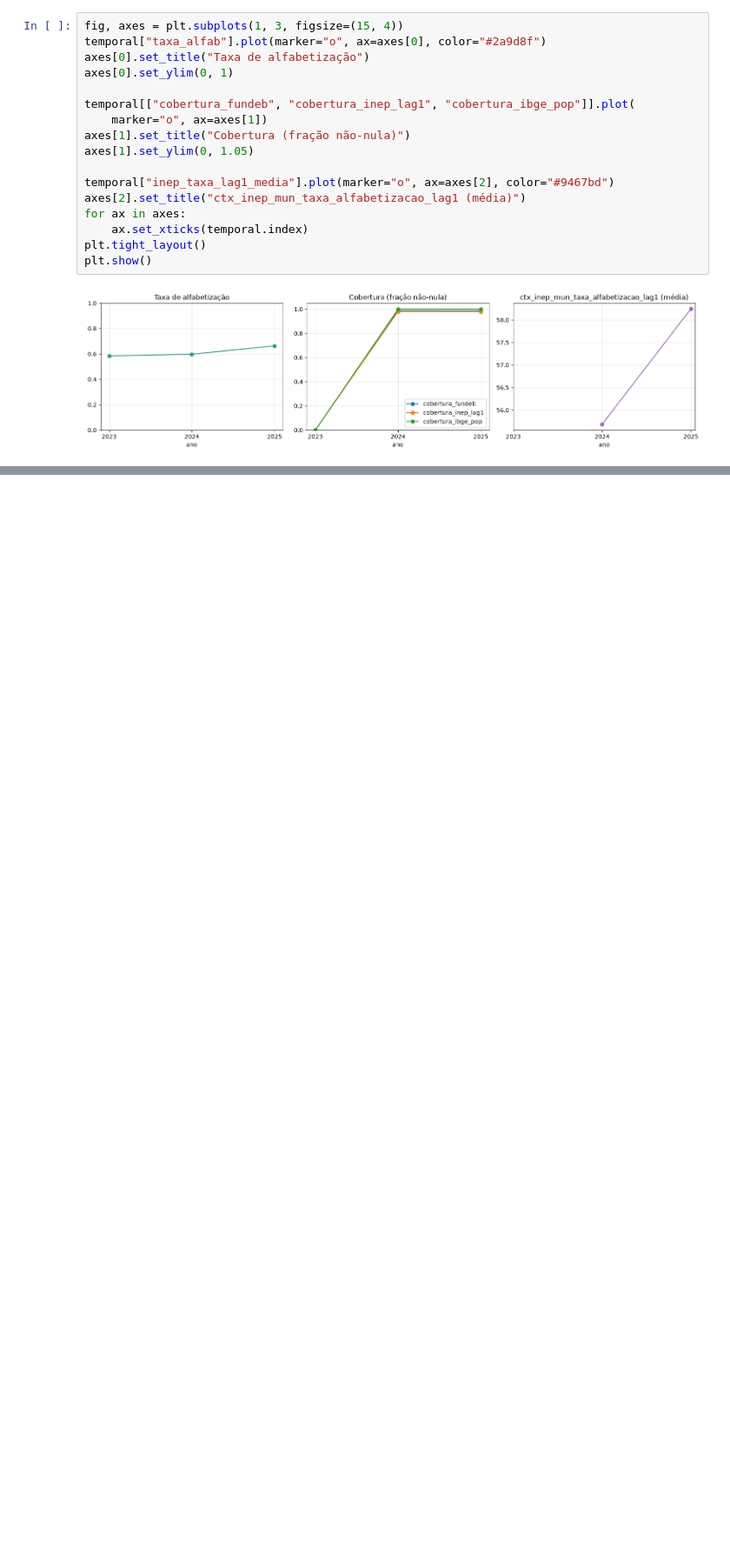
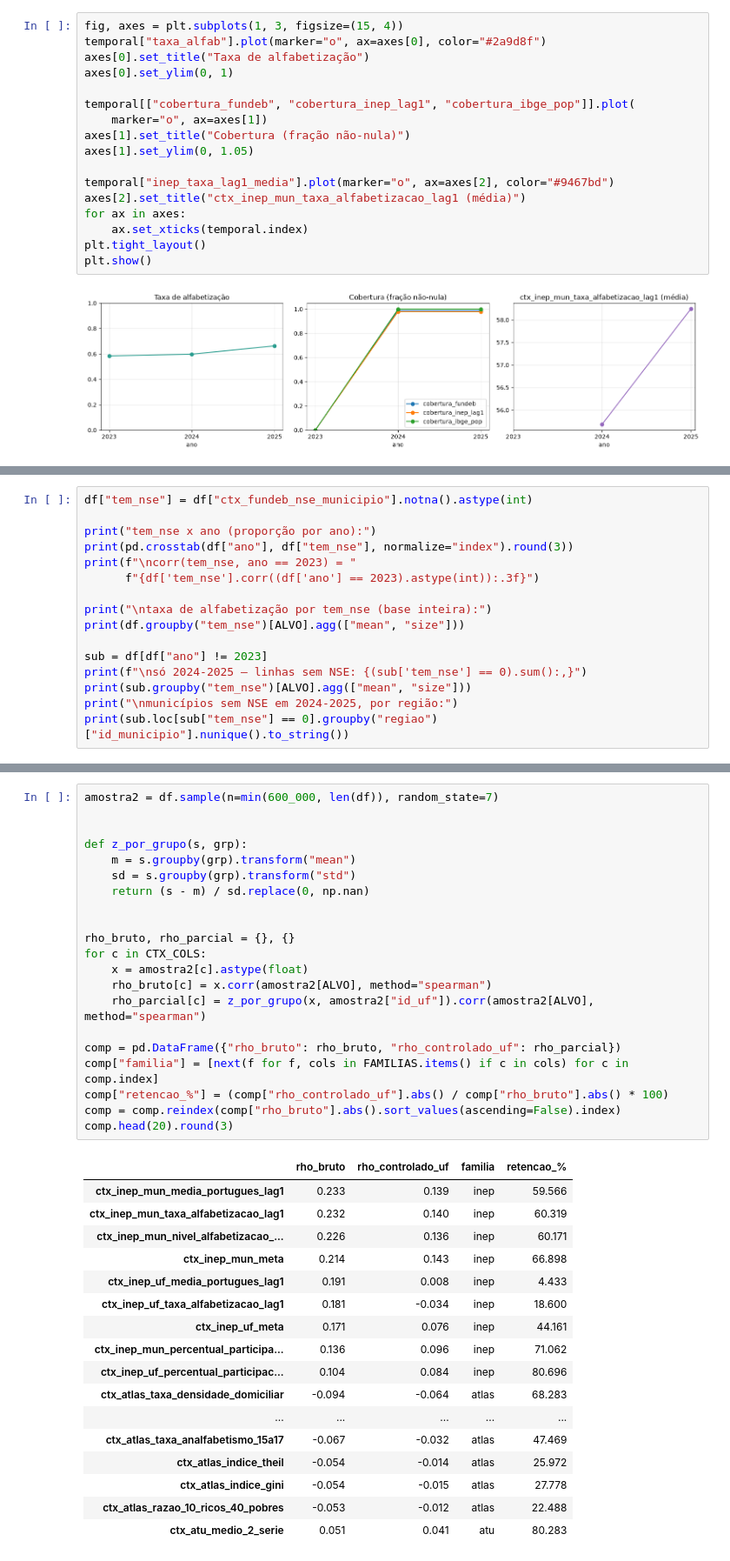
Before and after one commit to matheuscburger/postech-challenge-3, a Jupyter notebook: notebooks/3.0-mc-eda-base-completa.ipynb, the cells around one changed output, grey strips where cells are left out. Shown at 87% size. Drawn from its saved outputs; the diff is of its cells as text; blank space fills up the shorter version.

```diff
--- a/notebooks/3.0-mc-eda-base-completa.ipynb
+++ b/notebooks/3.0-mc-eda-base-completa.ipynb
@@ -729,0 +1031,16 @@ plt.show()
+# %%
+df["tem_nse"] = df["ctx_fundeb_nse_municipio"].notna().astype(int)
+
+print("tem_nse x ano (proporção por ano):")
+print(pd.crosstab(df["ano"], df["tem_nse"], normalize="index").round(3))
+print(f"\ncorr(tem_nse, ano == 2023) = "
+      f"{df['tem_nse'].corr((df['ano'] == 2023).astype(int)):.3f}")
+
+print("\ntaxa de alfabetização por tem_nse (base inteira):")
+print(df.groupby("tem_nse")[ALVO].agg(["mean", "size"]))
+
+sub = df[df["ano"] != 2023]
+print(f"\nsó 2024-2025 — linhas sem NSE: {(sub['tem_nse'] == 0).sum():,}")
+print(sub.groupby("tem_nse")[ALVO].agg(["mean", "size"]))
+print("\nmunicípios sem NSE em 2024-2025, por região:")
+print(sub.loc[sub["tem_nse"] == 0].groupby("regiao")["id_municipio"].nunique().to_string())
@@ -729,0 +1079,39 @@ plt.show()
+# %%
+amostra2 = df.sample(n=min(600_000, len(df)), random_state=7)
+
+
+def z_por_grupo(s, grp):
+    m = s.groupby(grp).transform("mean")
+    sd = s.groupby(grp).transform("std")
+    return (s - m) / sd.replace(0, np.nan)
+
+
+rho_bruto, rho_parcial = {}, {}
+for c in CTX_COLS:
+    x = amostra2[c].astype(float)
+    rho_bruto[c] = x.corr(amostra2[ALVO], method="spearman")
+    rho_parcial[c] = z_por_grupo(x, amostra2["id_uf"]).corr(amostra2[ALVO], method="spearman")
+
+comp = pd.DataFrame({"rho_bruto": rho_bruto, "rho_controlado_uf": rho_parcial})
+comp["familia"] = [next(f for f, cols in FAMILIAS.items() if c in cols) for c in comp.index]
+comp["retencao_%"] = (comp["rho_controlado_uf"].abs() / comp["rho_bruto"].abs() * 100)
+comp = comp.reindex(comp["rho_bruto"].abs().sort_values(ascending=False).index)
+comp.head(20).round(3)
+# %% [output]
+|  | rho_bruto | rho_controlado_uf | familia | retencao_% |
+| ctx_inep_mun_media_portugues_lag1 | 0.233 | 0.139 | inep | 59.566 |
+| ctx_inep_mun_taxa_alfabetizacao_lag1 | 0.232 | 0.140 | inep | 60.319 |
+| ctx_inep_mun_nivel_alfabetizacao_... | 0.226 | 0.136 | inep | 60.171 |
+| ctx_inep_mun_meta | 0.214 | 0.143 | inep | 66.898 |
+| ctx_inep_uf_media_portugues_lag1 | 0.191 | 0.008 | inep | 4.433 |
+| ctx_inep_uf_taxa_alfabetizacao_lag1 | 0.181 | -0.034 | inep | 18.600 |
+| ctx_inep_uf_meta | 0.171 | 0.076 | inep | 44.161 |
+| ctx_inep_mun_percentual_participa... | 0.136 | 0.096 | inep | 71.062 |
+| ctx_inep_uf_percentual_participac... | 0.104 | 0.084 | inep | 80.696 |
+| ctx_atlas_taxa_densidade_domiciliar | -0.094 | -0.064 | atlas | 68.283 |
+| ... | ... | ... | ... | ... |
+| ctx_atlas_taxa_analfabetismo_15a17 | -0.067 | -0.032 | atlas | 47.469 |
+| ctx_atlas_indice_theil | -0.054 | -0.014 | atlas | 25.972 |
+| ctx_atlas_indice_gini | -0.054 | -0.015 | atlas | 27.778 |
+| ctx_atlas_razao_10_ricos_40_pobres | -0.053 | -0.012 | atlas | 22.488 |
+| ctx_atu_medio_2_serie | 0.051 | 0.041 | atu | 80.283 |
```
Also changed, not shown: parts of 21 cells of this notebook, 1 other file.
